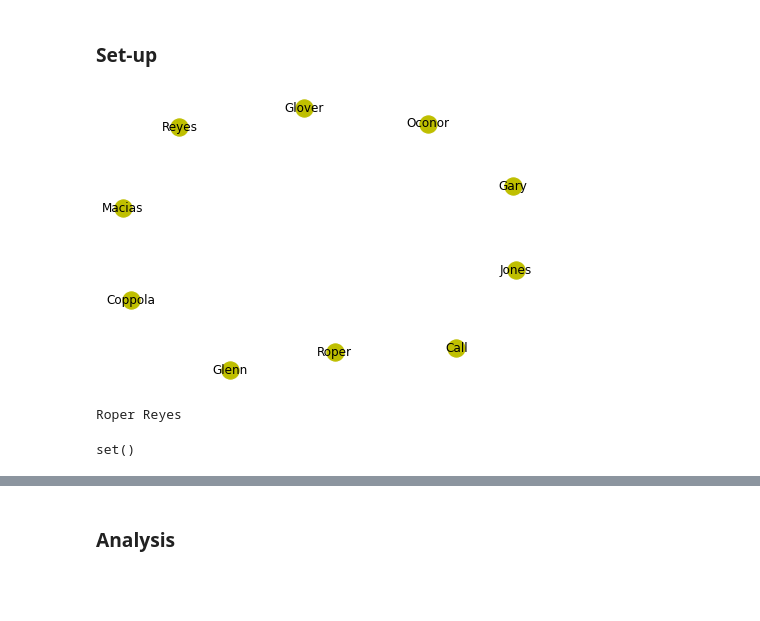
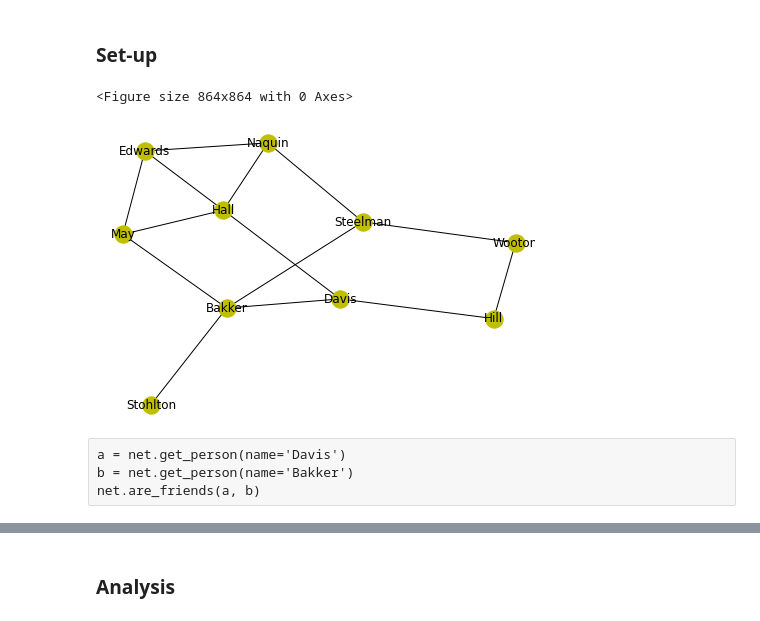
Before and after one commit to ruskirin/mth337, a Jupyter notebook: project5-network.ipynb, the cells around one changed output, grey strips where cells are left out. Cells and saved outputs as stored; diff of their text form; code cells hidden in the pictures; blank space fills up the shorter version.

```diff
--- a/project5-network.ipynb
+++ b/project5-network.ipynb
@@ -67,5 +16,10 @@ class FriendNetwork():
+# %%
+fig = plt.figure(figsize=(12,12))
+# %% [output]
+<Figure size 864x864 with 0 Axes>
 # %%
 class Node():
+
     def __init__(self, node_id: int, name=None):
         self.id = node_id
         # Specify a name or use 'names' library to generate a random last name
@@ -73,19 +27,3 @@ class Node():
 
     def __str__(self):
         return self.name
-
-    def path_to(self, graph, other) -> list:
-        edges = 0
-        current = self.name
-
-        while True:
-            friends = graph[current]
-
-            for node in friends:
-                pass
-
-    def update_relation(self, other):
-        if other in self.relations:
-            self.relations.remove(other)
-        else:
-            self.relations.append(other)
@@ -92,15 +168,10 @@ class Node():
 # %%
-net = FriendNetwork(10)
-net.display()
+net = FriendNetwork(10, 4)
+net.set_random_friendships(0.1)
+net.draw()
 # %% [output]
-[figure, old version]
+[figure, new version]
-# %%
-a = net.get_person(0)
-b = net.get_person(1)
-
-print(str(a), str(b))
-
-net.get_mutual_friends(a, b)
-# %% [output]
-Roper Reyes
-set()
+# %% [raw]
+a = net.get_person(name='Davis')
+b = net.get_person(name='Bakker')
+net.are_friends(a, b)
```
Also changed, not shown: parts of 7 cells of this notebook, 14 other files.
